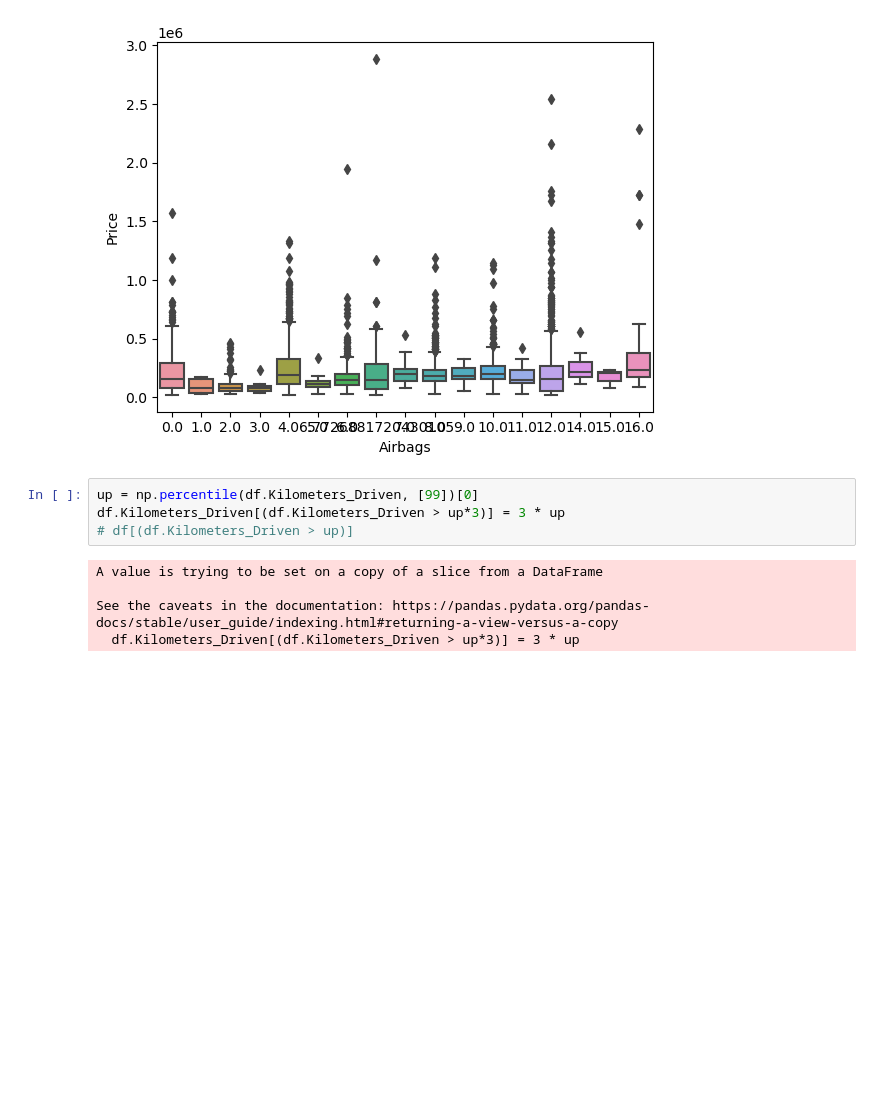
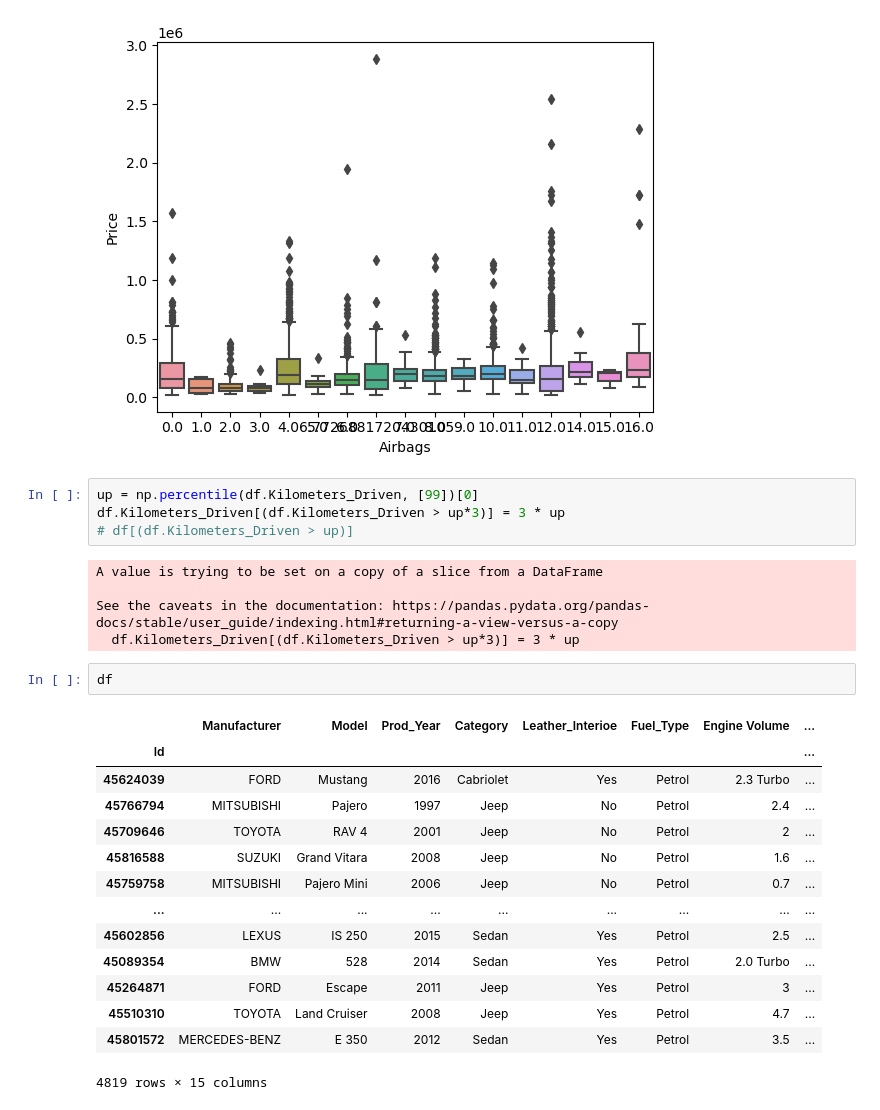
Before and after one commit to Glamorous9754/Practice-in-Jupyter, a Jupyter notebook: p-2.ipynb, the cells around one changed output. Drawn from its saved outputs; the diff is of its cells as text; blank space fills up the shorter version.

```diff
--- a/p-2.ipynb
+++ b/p-2.ipynb
@@ -129,3 +129,20 @@ A value is trying to be set on a copy of a slice from a DataFrame
 
 See the caveats in the documentation: https://pandas.pydata.org/pandas-docs/stable/user_guide/indexing.html#returning-a-view-versus-a-copy
   df.Kilometers_Driven[(df.Kilometers_Driven > up*3)] = 3 * up
+# %%
+df
+# %% [output]
+|  | Manufacturer | Model | Prod_Year | Category | Leather_Interioe | Fuel_Type | Engine Volume | ... |
+| Id |  |  |  |  |  |  |  | ... |
+| 45624039 | FORD | Mustang | 2016 | Cabriolet | Yes | Petrol | 2.3 Turbo | ... |
+| 45766794 | MITSUBISHI | Pajero | 1997 | Jeep | No | Petrol | 2.4 | ... |
+| 45709646 | TOYOTA | RAV 4 | 2001 | Jeep | No | Petrol | 2 | ... |
+| 45816588 | SUZUKI | Grand Vitara | 2008 | Jeep | No | Petrol | 1.6 | ... |
+| 45759758 | MITSUBISHI | Pajero Mini | 2006 | Jeep | No | Petrol | 0.7 | ... |
+| ... | ... | ... | ... | ... | ... | ... | ... | ... |
+| 45602856 | LEXUS | IS 250 | 2015 | Sedan | Yes | Petrol | 2.5 | ... |
+| 45089354 | BMW | 528 | 2014 | Sedan | Yes | Petrol | 2.0 Turbo | ... |
+| 45264871 | FORD | Escape | 2011 | Jeep | Yes | Petrol | 3 | ... |
+| 45510310 | TOYOTA | Land Cruiser | 2008 | Jeep | Yes | Petrol | 4.7 | ... |
+| 45801572 | MERCEDES-BENZ | E 350 | 2012 | Sedan | Yes | Petrol | 3.5 | ... |
+4819 rows × 15 columns
```
